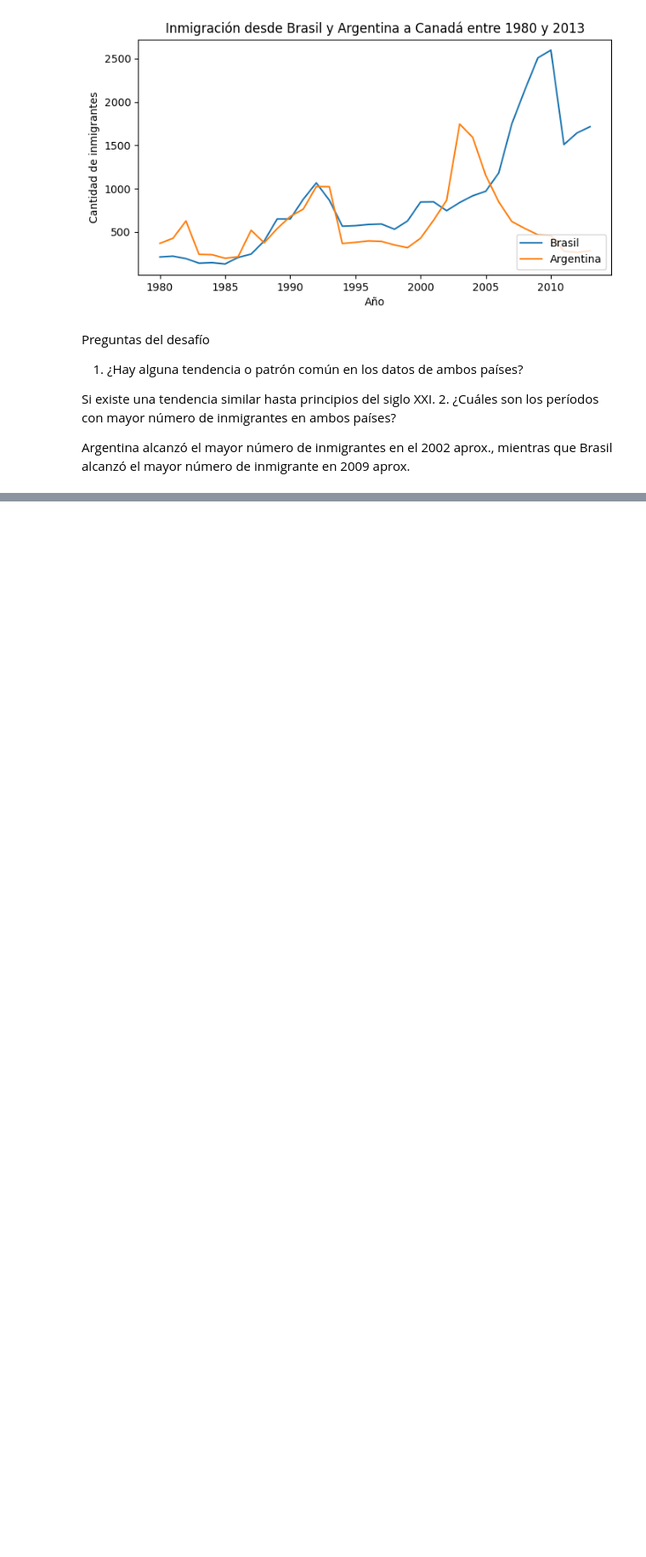
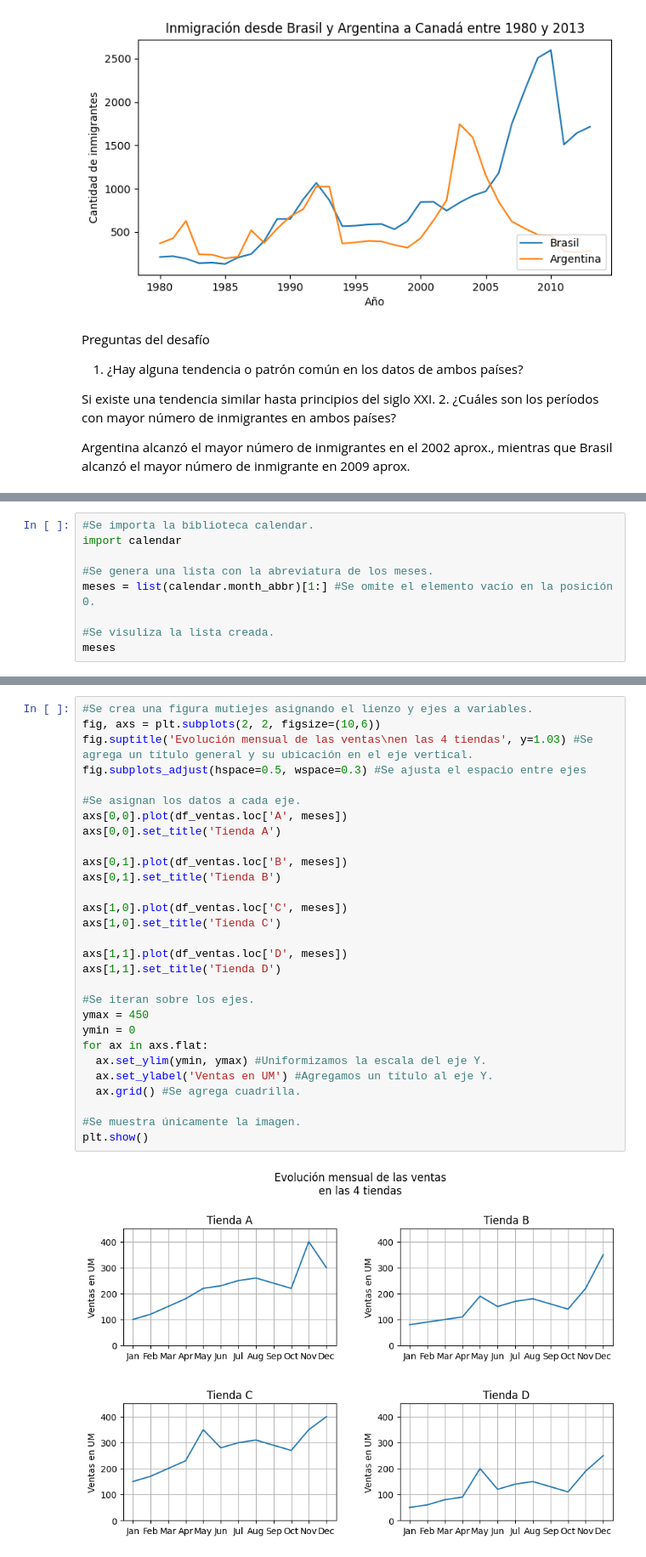
Before and after one commit to JLuceroVasquez/visualizacion-de-datos-con-bibliotecas-de-python, a Jupyter notebook: visualizacion_de_datos_con_python.ipynb, the cells around one changed output, grey strips where cells are left out. Shown: that part at 85% size. Drawn from its saved outputs; the diff is of its cells as text; blank space fills up the shorter version.

```diff
--- a/visualizacion_de_datos_con_python.ipynb
+++ b/visualizacion_de_datos_con_python.ipynb
@@ -184,0 +326,9 @@ Preguntas del desafío
+# %%
+#Se importa la biblioteca calendar.
+import calendar
+
+#Se genera una lista con la abreviatura de los meses.
+meses = list(calendar.month_abbr)[1:] #Se omite el elemento vacío en la posición 0.
+
+#Se visuliza la lista creada.
+meses
@@ -184,0 +348,31 @@ Preguntas del desafío
+# %%
+#Se crea una figura mutiejes asignando el lienzo y ejes a variables.
+fig, axs = plt.subplots(2, 2, figsize=(10,6))
+fig.suptitle('Evolución mensual de las ventas\nen las 4 tiendas', y=1.03) #Se agrega un título general y su ubicación en el eje vertical.
+fig.subplots_adjust(hspace=0.5, wspace=0.3) #Se ajusta el espacio entre ejes
+
+#Se asignan los datos a cada eje.
+axs[0,0].plot(df_ventas.loc['A', meses])
+axs[0,0].set_title('Tienda A')
+
+axs[0,1].plot(df_ventas.loc['B', meses])
+axs[0,1].set_title('Tienda B')
+
+axs[1,0].plot(df_ventas.loc['C', meses])
+axs[1,0].set_title('Tienda C')
+
+axs[1,1].plot(df_ventas.loc['D', meses])
+axs[1,1].set_title('Tienda D')
+
+#Se iteran sobre los ejes.
+ymax = 450
+ymin = 0
+for ax in axs.flat:
+  ax.set_ylim(ymin, ymax) #Uniformizamos la escala del eje Y.
+  ax.set_ylabel('Ventas en UM') #Agregamos un título al eje Y.
+  ax.grid() #Se agrega cuadrilla.
+
+#Se muestra únicamente la imagen.
+plt.show()
+# %% [output]
+[figure, added]
```
Also changed, not shown: parts of 23 cells of this notebook.
